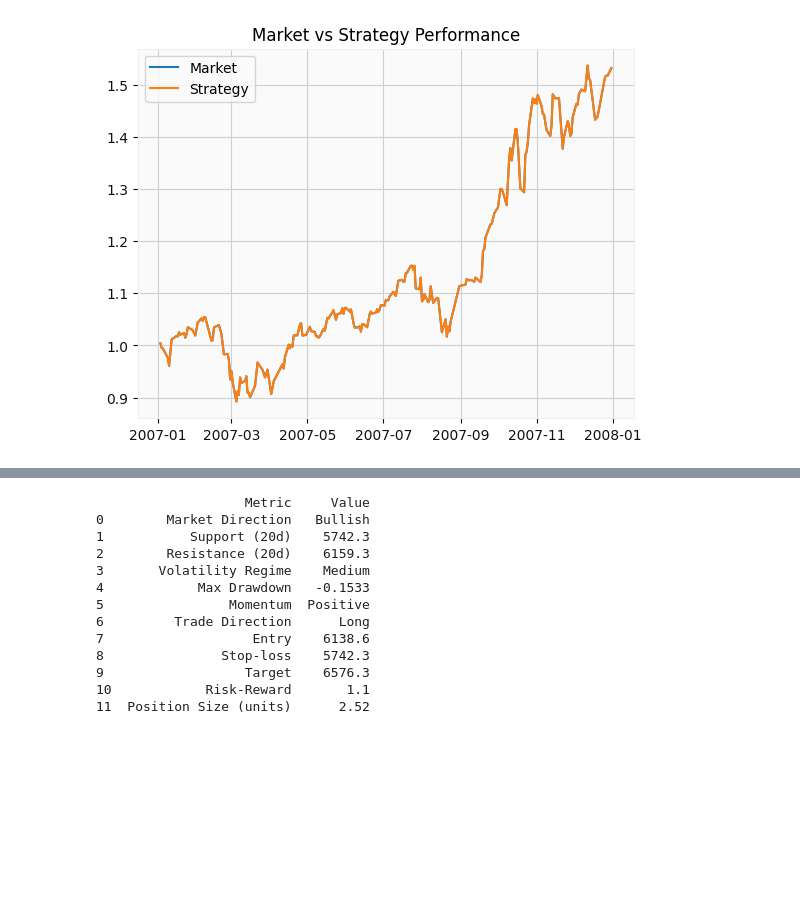
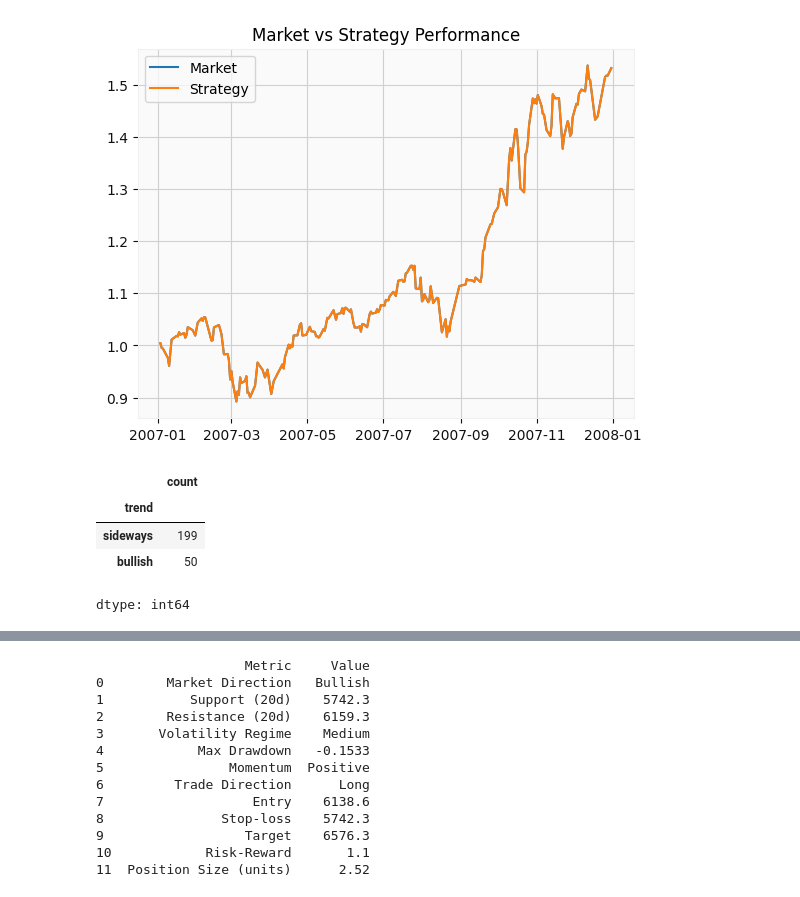
Before and after one commit to Goal48/NIFTY_Data_Analysis, a Jupyter notebook: NIFTY50.ipynb, the cells around one changed output, grey strips where cells are left out. Saved outputs shown, nothing was run; the diff lists cells and outputs as text; code cells hidden in the pictures; blank space fills up the shorter version.

```diff
--- a/NIFTY50.ipynb
+++ b/NIFTY50.ipynb
@@ -114,3 +114,19 @@ plt.show()
 # Moving Averages
 df["ma50"] = df[close_col].rolling(50).mean()
 df["ma200"] = df[close_col].rolling(200).mean()
+# %%
+df["trend"] = "sideways"
+
+# Bullish: Price > MA50 > MA200
+df.loc[(df[close_col] > df["ma50"]) & (df["ma50"] > df["ma200"]), "trend"] = "bullish"
+
+# Bearish: Price < MA50 < MA200
+df.loc[(df[close_col] < df["ma50"]) & (df["ma50"] < df["ma200"]), "trend"] = "bearish"
+
+df["trend"].value_counts()
+# %% [output]
+|  | count |
+| trend |  |
+| sideways | 199 |
+| bullish | 50 |
+dtype: int64
```
Also changed, not shown: parts of 4 cells of this notebook.
